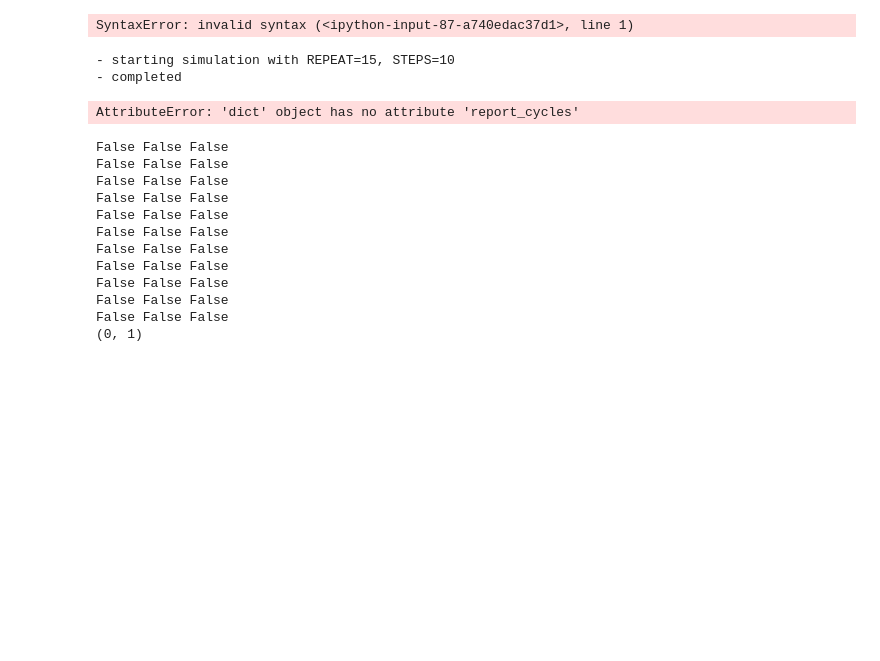
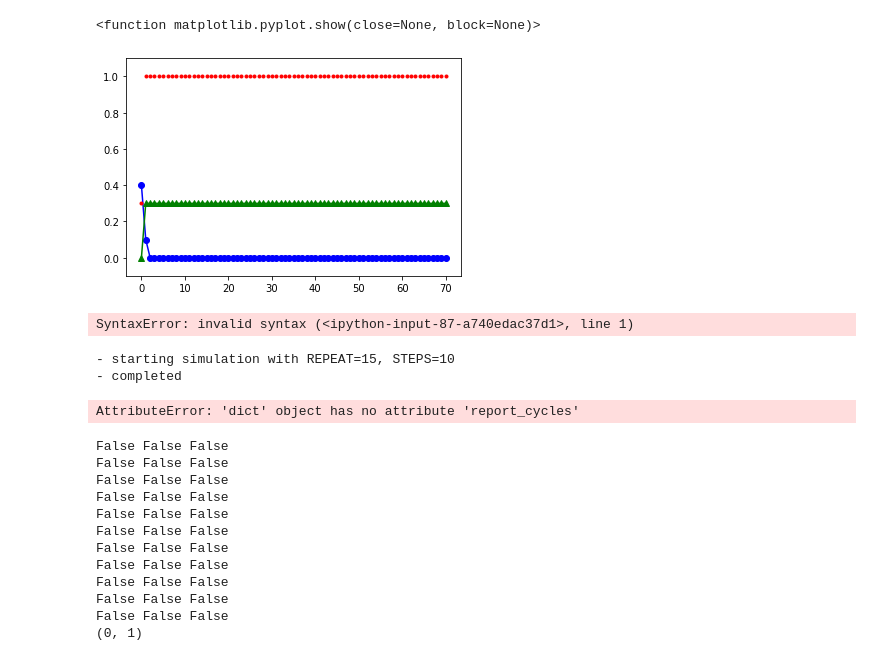
Before and after one commit to alekhyaa2/Dauer-Boolean-Model, a Jupyter notebook: simulation.ipynb, the cells around one changed output. Saved outputs shown, nothing was run; the diff lists cells and outputs as text; code cells hidden in the pictures; blank space fills up the shorter version.

```diff
--- a/simulation.ipynb
+++ b/simulation.ipynb
@@ -72,3 +72,74 @@ pylab.show
+# %%
+import pylab
+import boolean2
+from boolean2 import state, network, util, Model
+text = """
+#initial values
+#daf-18 = daf-12 = daf-3 = daf-5 = din-1s = sod-3 = tph-1 = ins-18 = daf-16 = pheromone = srbc = True
+pheromone = False
+#updating rules
+
+aap-1 *= daf-2
+age-1 *= aap-1 and daf-18
+akt *= pdk-1
+daf-11 *= (not srbc and not gpa-3) and daf-25
+daf-2 *= ins-7 and (not ins-1 and not ins-18)
+daf-12 *= not daf-9
+daf-14 *= daf-8 and daf-1 and not pdp-1
+daf-21 *= daf-21 or daf-2
+daf-3 *= tph-1 or (not daf-8 and not daf-14)
+daf-36 *= nhr-8
+daf-37 *= pheromone
+daf-4 *= daf-7 and daf-21
+daf-5 *= daf-3
+din-1s *= daf-12
+odr-3 *= str-2
+pde *= cgmp or gpa-3
+pdk-1 *= age-1
+sod-3 *= daf-16 and not daf-2
+tax-4 *= cgmp and tax-2
+tph-1 *= not daf-7 and daf-3
+str-3 *= not pheromone
+str-2 *= not pheromone
+ins-7 *= daf-7 and not daf-16
+ins-18 *= daf-16
+daf-8 *= daf-8 and daf-1 and not pdp-1
+daf-9 *= daf-12 or (not dhs-16 and not daf-36) or ncr or hsd-1
+daf-7 *= daf-11 or cmk-1 or kin-8 or tax-4 or tph-1 or goa-1 or egl-30 or (not pheromone or not gpa-3)
+daf-28 *= daf-7 and daf-11 and cmk-1 and not daf-16
+daf-16 *= (daf-12 or daf-18 or daf-28 or ftt-2 or ifta-2 or swi-snf or daf-5) or (not ins-7 or not par-5 or not akt or not rle-1 or not tax-4 or not tph-1 or not hlh-30 or not odr-3)
+daf-15 *= not daf-16
+daf-1 *= (daf-4 and daf-7 and daf-21) or not bra-1
+pheromone *= daf-22
+ist-1 *= daf-2
+dauer *= daf-16 or din-1s
+srbc *= pheromone
+"""
+
+coll = util.Collector()
+for i in range(10):
+    sim = Model(mode='async', text=text)
+    sim.initialize(missing= util.randbool)
+    sim.iterate(steps=70)
+    coll.collect( states=sim.states, nodes=sim.nodes )
+
+avgs = coll.get_averages( normalize=True )
+#print("daf-2",avgs["daf-2"])
+#print("pheromone",avgs["pheromone"])
+
+#for state in sim.states:
+ #   print(state.pheromone)
+#sim.report_cycles()
+#sim.detect_cycles()
+
+daf = pylab.plot(avgs["daf-2"], 'ob-')
+dauer = pylab.plot(avgs["dauer"], 'r.')
+pher = pylab.plot(avgs["pheromone"], '^g-')
+pylab.ylim((-0.1, 1.1))
+pylab.show
+# %% [output]
+<function matplotlib.pyplot.show(close=None, block=None)>
+[figure, added]
 # %%
 aap-1=False, age-1=False, akt=False, bra-1=True, cgmp=False, cmk-1=True, daf-1=False, daf-11=False, daf-12=False, daf-14=False, daf-15=False, daf-16=True, daf-18=False, daf-2=False, daf-21=False, daf-22=True, daf-25=False, daf-28=False, daf-3=True, daf-36=True, daf-37=True, daf-4=False, daf-5=True, daf-7=True, daf-8=False, daf-9=True, dauer=True, dhs-16=False, din-1s=False, egl-30=True, ftt-2=True, goa-1=True, gpa-3=False, hlh-30=False, hsd-1=False, ifta-2=True, ins-1=False, ins-18=True, ins-7=False, ist-1=False, kin-8=False, ncr=True, nhr-8=True, odr-3=False, par-5=False, pde=False, pdk-1=False, pdp-1=True, pheromone=True, rle-1=False, sod-3=True, srbc=True, str-2=False, str-3=False, swi-snf=True, tax-2=True, tax-4=False, tph-1=False
 # %% [output]
```
Also changed, not shown: parts of 1 cell of this notebook.
